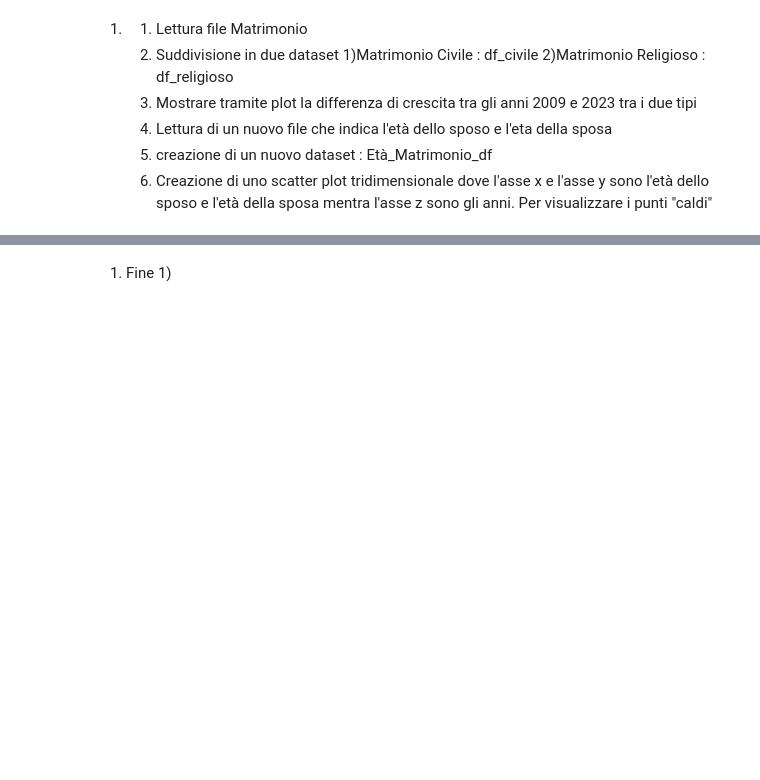
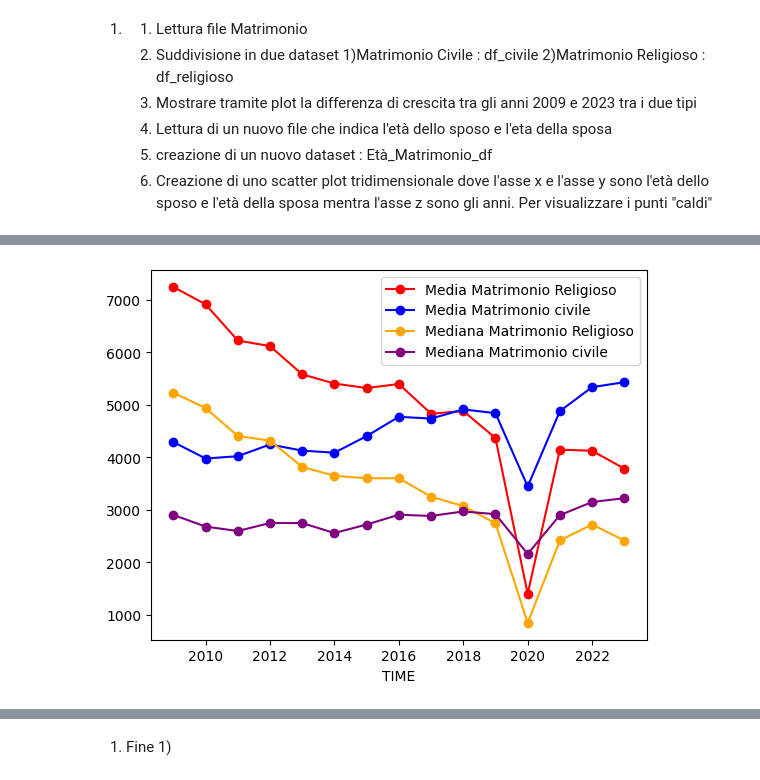
Before and after one commit to LeonardoGarutiUnibo/LabBigData, a Jupyter notebook: Project.ipynb, the cells around one changed output, grey strips where cells are left out. Saved outputs shown, nothing was run; the diff lists cells and outputs as text; code cells hidden in the pictures; blank space fills up the shorter version.

```diff
--- a/Project.ipynb
+++ b/Project.ipynb
@@ -88,0 +62,8 @@ Name: Crescita %, dtype: float64
+# %%
+appoggio_df_religioso["Media"].plot(color="red", label="Media Matrimonio Religioso", legend=True, marker='o')
+appoggio_df_civile["Media"].plot(color="blue", label="Media Matrimonio civile",legend=True, marker='o')
+appoggio_df_religioso["Mediana"].plot(color="orange", label="Mediana Matrimonio Religioso", legend=True, marker='o')
+appoggio_df_civile["Mediana"].plot(color="purple", label="Mediana Matrimonio civile",legend=True, marker='o')
+plt.show()
+# %% [output]
+[figure, added]
```
Also changed, not shown: parts of 20 cells of this notebook, 2 other files.
